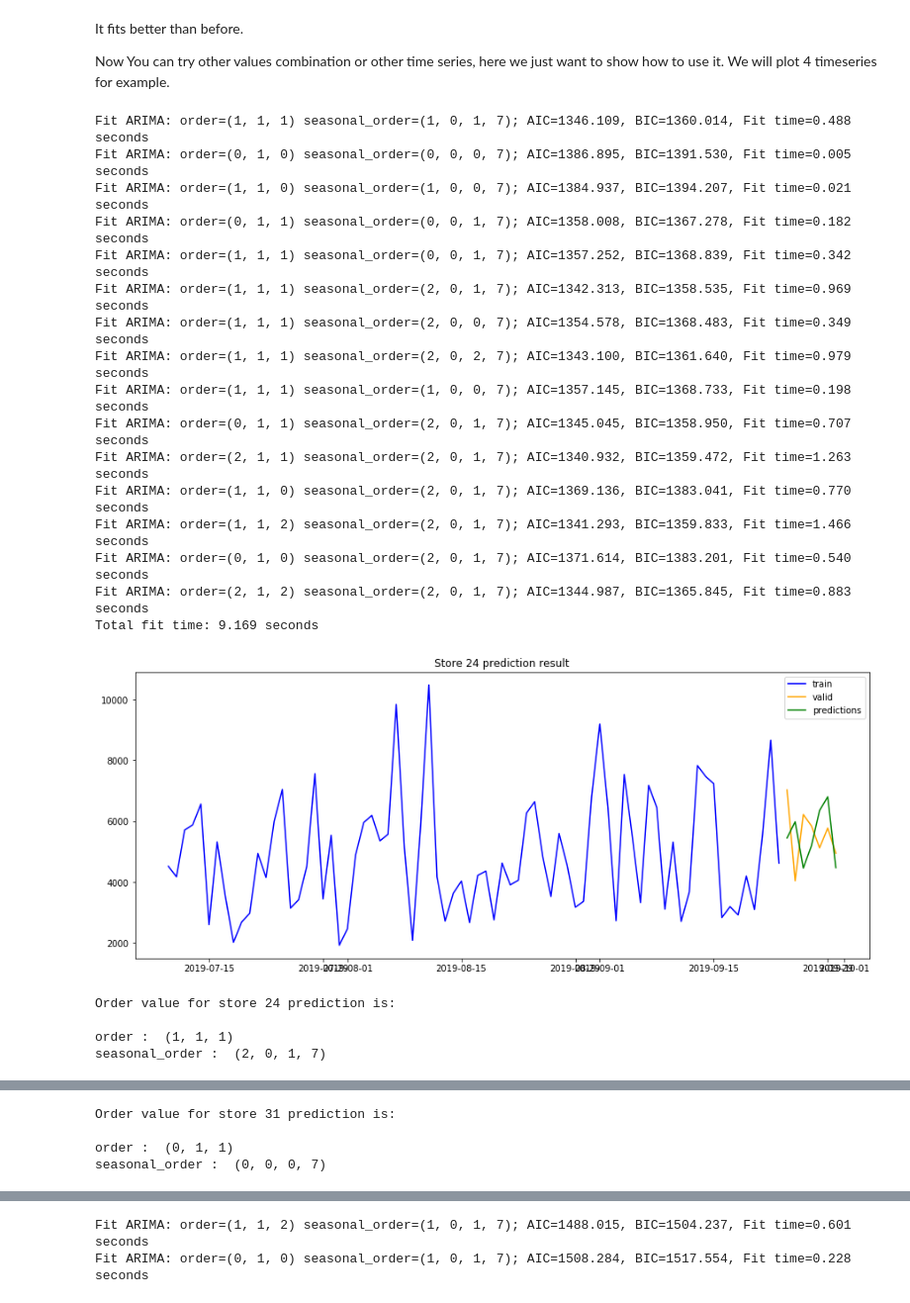
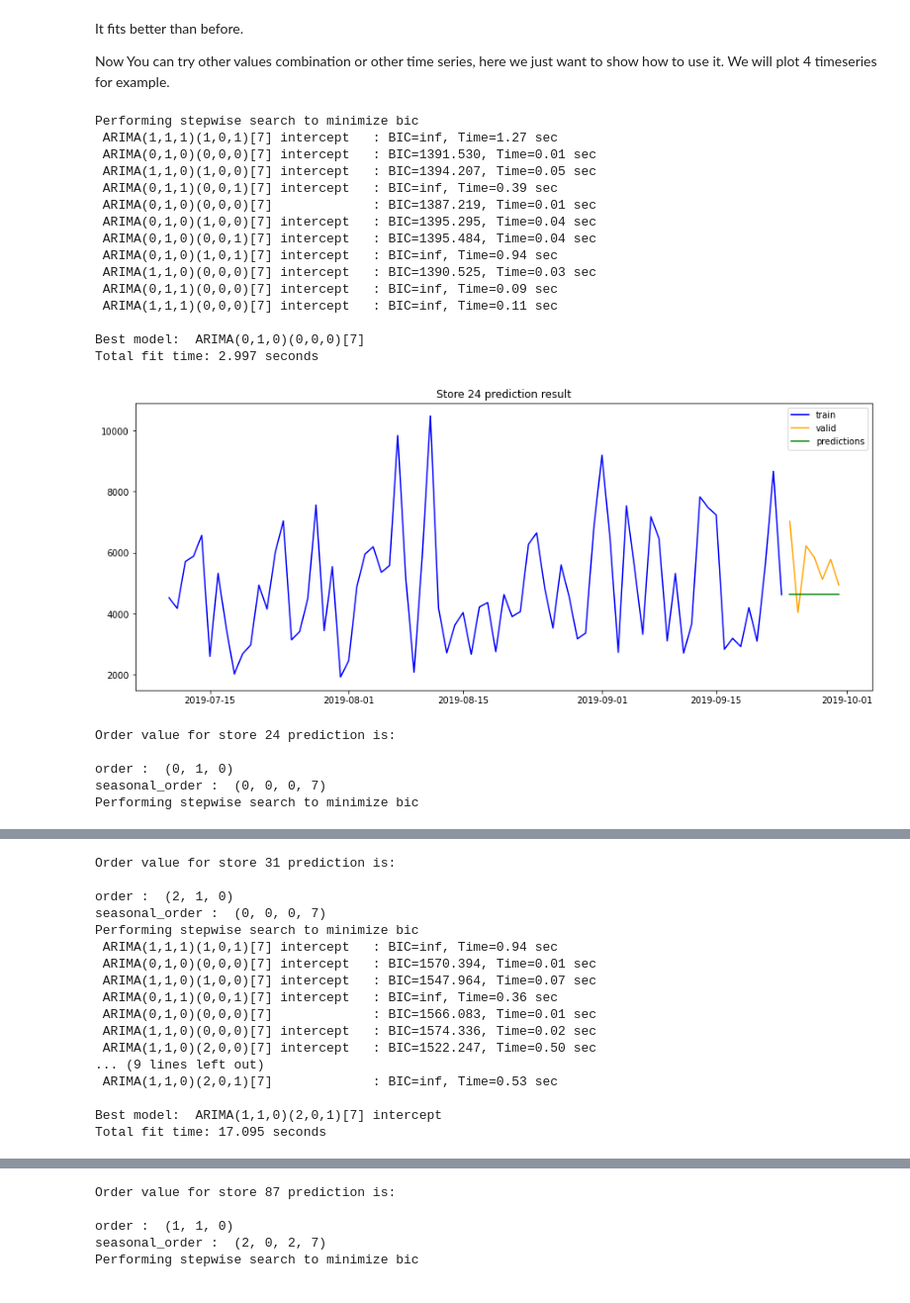
Before and after one commit to snowolf/lab_ts_forecast, a Jupyter notebook: 1-ARIMA.ipynb, the cells around one changed output, grey strips where cells are left out. Shown at 99% size. Cells and saved outputs as stored; diff of their text form; code cells hidden in the pictures.

```diff
--- a/1-ARIMA.ipynb
+++ b/1-ARIMA.ipynb
@@ -250,5 +258,5 @@ We can assign the start value and max value of (p,d,q), then it will search the
 
 We will consider weekly seasonal.
 # %%
-model = auto_arima(df_train, trace=True, seasonal=True, d=1, start_p=1, max_p =10, start_q=1, max_q=10, m=7, maxiter=500, random=False, n_fits=100, n_jobs =8, information_criterion ='bic', error_action='ignore', suppress_warning=True)
+model = pm.auto_arima(df_train, trace=True, seasonal=True, d=1, start_p=1, max_p =10, start_q=1, max_q=10, m=7, maxiter=500, random=False, n_fits=100, n_jobs =8, information_criterion ='bic', error_action='ignore', suppress_warning=True)
 # %% [output]
@@ -314,35 +319,35 @@ Now You can try other values combination or other time series, here we just want
 # %%
 for i in sample_sites:
     ts = timeseries[i]
     df_train = ts[start_dataset:start_predict-1]
     df_predict=ts[start_predict:end_predict-1]
-    model = auto_arima(df_train, trace=True, seasonal=True, d=1, start_p=1, max_p =10, start_q=1, max_q=10, m=7, maxiter=500, random=False, n_fits=100, n_jobs =8, information_criterion ='bic', error_action='ignore', suppress_warning=True)
+    model = pm.auto_arima(df_train, trace=True, seasonal=True, d=1, start_p=1, max_p =10, start_q=1, max_q=10, m=7, maxiter=500, random=False, n_fits=100, n_jobs =8, information_criterion ='bic', error_action='ignore', suppress_warning=True)
     forecast = model.predict(n_periods=7)
     order = model.get_params()["order"]
     seasonal_order = model.get_params()["seasonal_order"]
     plot_predictions(forecast, i)
     print('Order value for store %s prediction is:\n' %i)
     print('order : ', order)
     print('seasonal_order : ', seasonal_order)
 # %% [output]
-Fit ARIMA: order=(1, 1, 1) seasonal_order=(1, 0, 1, 7); AIC=1346.109, BIC=1360.014, Fit time=0.488 seconds
-Fit ARIMA: order=(0, 1, 0) seasonal_order=(0, 0, 0, 7); AIC=1386.895, BIC=1391.530, Fit time=0.005 seconds
-Fit ARIMA: order=(1, 1, 0) seasonal_order=(1, 0, 0, 7); AIC=1384.937, BIC=1394.207, Fit time=0.021 seconds
-Fit ARIMA: order=(0, 1, 1) seasonal_order=(0, 0, 1, 7); AIC=1358.008, BIC=1367.278, Fit time=0.182 seconds
-Fit ARIMA: order=(1, 1, 1) seasonal_order=(0, 0, 1, 7); AIC=1357.252, BIC=1368.839, Fit time=0.342 seconds
-Fit ARIMA: order=(1, 1, 1) seasonal_order=(2, 0, 1, 7); AIC=1342.313, BIC=1358.535, Fit time=0.969 seconds
-Fit ARIMA: order=(1, 1, 1) seasonal_order=(2, 0, 0, 7); AIC=1354.578, BIC=1368.483, Fit time=0.349 seconds
-Fit ARIMA: order=(1, 1, 1) seasonal_order=(2, 0, 2, 7); AIC=1343.100, BIC=1361.640, Fit time=0.979 seconds
-Fit ARIMA: order=(1, 1, 1) seasonal_order=(1, 0, 0, 7); AIC=1357.145, BIC=1368.733, Fit time=0.198 seconds
-Fit ARIMA: order=(0, 1, 1) seasonal_order=(2, 0, 1, 7); AIC=1345.045, BIC=1358.950, Fit time=0.707 seconds
-Fit ARIMA: order=(2, 1, 1) seasonal_order=(2, 0, 1, 7); AIC=1340.932, BIC=1359.472, Fit time=1.263 seconds
-Fit ARIMA: order=(1, 1, 0) seasonal_order=(2, 0, 1, 7); AIC=1369.136, BIC=1383.041, Fit time=0.770 seconds
-Fit ARIMA: order=(1, 1, 2) seasonal_order=(2, 0, 1, 7); AIC=1341.293, BIC=1359.833, Fit time=1.466 seconds
-Fit ARIMA: order=(0, 1, 0) seasonal_order=(2, 0, 1, 7); AIC=1371.614, BIC=1383.201, Fit time=0.540 seconds
-Fit ARIMA: order=(2, 1, 2) seasonal_order=(2, 0, 1, 7); AIC=1344.987, BIC=1365.845, Fit time=0.883 seconds
-Total fit time: 9.169 seconds
+Performing stepwise search to minimize bic
+ ARIMA(1,1,1)(1,0,1)[7] intercept   : BIC=inf, Time=1.27 sec
+ ARIMA(0,1,0)(0,0,0)[7] intercept   : BIC=1391.530, Time=0.01 sec
+ ARIMA(1,1,0)(1,0,0)[7] intercept   : BIC=1394.207, Time=0.05 sec
+ ARIMA(0,1,1)(0,0,1)[7] intercept   : BIC=inf, Time=0.39 sec
+ ARIMA(0,1,0)(0,0,0)[7]             : BIC=1387.219, Time=0.01 sec
+ ARIMA(0,1,0)(1,0,0)[7] intercept   : BIC=1395.295, Time=0.04 sec
+ ARIMA(0,1,0)(0,0,1)[7] intercept   : BIC=1395.484, Time=0.04 sec
+ ARIMA(0,1,0)(1,0,1)[7] intercept   : BIC=inf, Time=0.94 sec
+ ARIMA(1,1,0)(0,0,0)[7] intercept   : BIC=1390.525, Time=0.03 sec
+ ARIMA(0,1,1)(0,0,0)[7] intercept   : BIC=inf, Time=0.09 sec
+ ARIMA(1,1,1)(0,0,0)[7] intercept   : BIC=inf, Time=0.11 sec
+
+Best model:  ARIMA(0,1,0)(0,0,0)[7]
+Total fit time: 2.997 seconds
-[figure, old version]
+[figure, new version]
 Order value for store 24 prediction is:
 
-order :  (1, 1, 1)
-seasonal_order :  (2, 0, 1, 7)
+order :  (0, 1, 0)
+seasonal_order :  (0, 0, 0, 7)
+Performing stepwise search to minimize bic
@@ -361,4 +372,17 @@ Total fit time: 1.058 seconds
 Order value for store 31 prediction is:
 
-order :  (0, 1, 1)
+order :  (2, 1, 0)
 seasonal_order :  (0, 0, 0, 7)
+Performing stepwise search to minimize bic
+ ARIMA(1,1,1)(1,0,1)[7] intercept   : BIC=inf, Time=0.94 sec
+ ARIMA(0,1,0)(0,0,0)[7] intercept   : BIC=1570.394, Time=0.01 sec
+ ARIMA(1,1,0)(1,0,0)[7] intercept   : BIC=1547.964, Time=0.07 sec
+ ARIMA(0,1,1)(0,0,1)[7] intercept   : BIC=inf, Time=0.36 sec
+ ARIMA(0,1,0)(0,0,0)[7]             : BIC=1566.083, Time=0.01 sec
+ ARIMA(1,1,0)(0,0,0)[7] intercept   : BIC=1574.336, Time=0.02 sec
+ ARIMA(1,1,0)(2,0,0)[7] intercept   : BIC=1522.247, Time=0.50 sec
+... (9 lines left out)
+ ARIMA(1,1,0)(2,0,1)[7]             : BIC=inf, Time=0.53 sec
+
+Best model:  ARIMA(1,1,0)(2,0,1)[7] intercept
+Total fit time: 17.095 seconds
@@ -378,2 +413,5 @@ Fit ARIMA: order=(1, 1, 0) seasonal_order=(1, 0, 1, 7); AIC=1501.148, BIC=1512.7
-Fit ARIMA: order=(1, 1, 2) seasonal_order=(1, 0, 1, 7); AIC=1488.015, BIC=1504.237, Fit time=0.601 seconds
-Fit ARIMA: order=(0, 1, 0) seasonal_order=(1, 0, 1, 7); AIC=1508.284, BIC=1517.554, Fit time=0.228 seconds
+Order value for store 87 prediction is:
+
+order :  (1, 1, 0)
+seasonal_order :  (2, 0, 2, 7)
+Performing stepwise search to minimize bic
```
Also changed, not shown: parts of 17 cells of this notebook.
